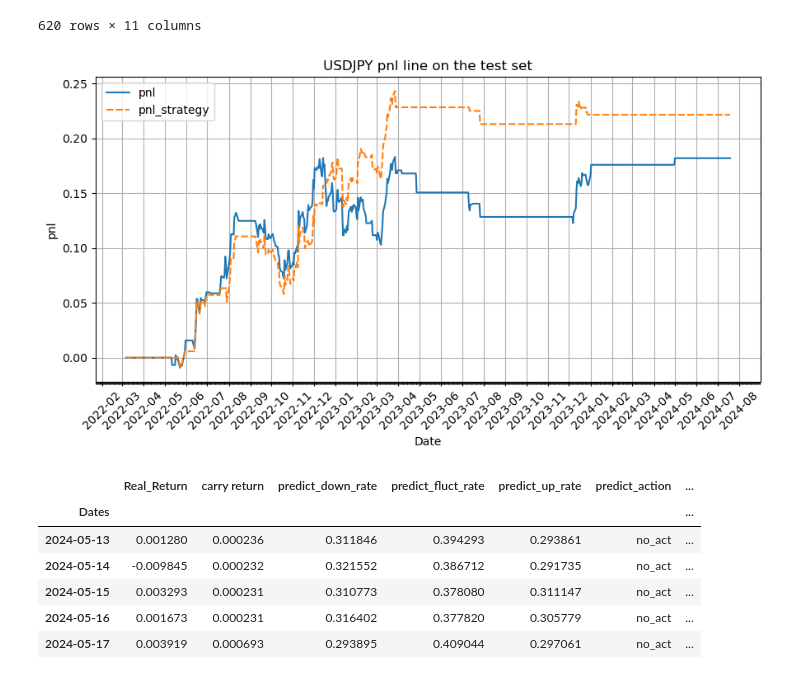
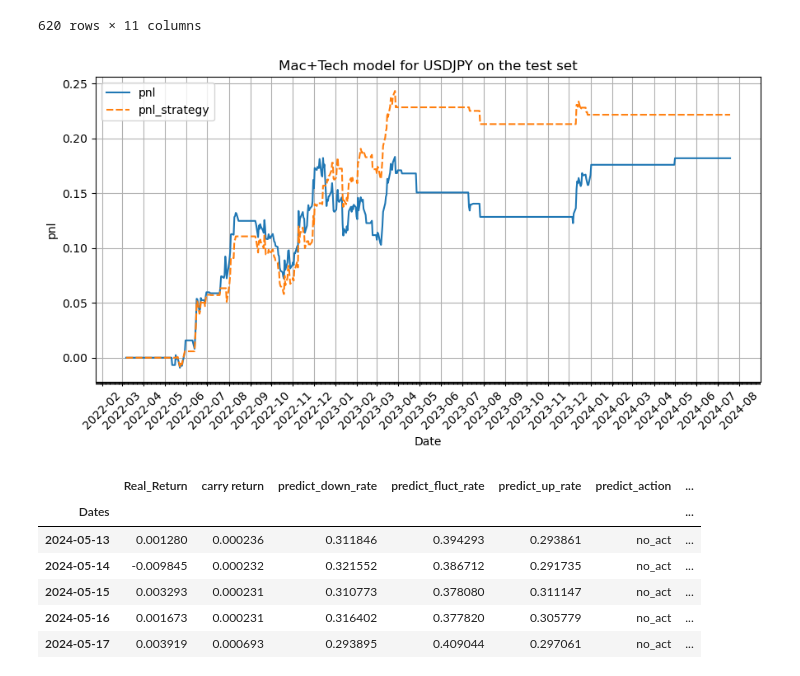
Before and after one commit to MeltonYu/EURUSD-LSTM-prediction, a Jupyter notebook: USDJPY_performance_Mix.ipynb, the cells around one changed output. Drawn from its saved outputs; the diff is of its cells as text; code cells hidden in the pictures.

```diff
--- a/USDJPY_performance_Mix.ipynb
+++ b/USDJPY_performance_Mix.ipynb
@@ -369,35 +369,35 @@ import matplotlib.pyplot as plt
 import matplotlib.dates as mdates
 
 
 # Plot the DataFrame
 plt.figure(figsize=(9, 5))  # Set the figure size
 sns.lineplot(data=df_test_result[["pnl","pnl_strategy"]])
 
 # Set major ticks format
 plt.gca().xaxis.set_major_locator(mdates.MonthLocator(interval=1))  # Set major ticks to every month
 
 
 # Optionally, set minor ticks format
 plt.gca().xaxis.set_minor_locator(mdates.DayLocator(interval=1))  # Set minor ticks to every day
 
 # Rotate x-axis labels for better readability
 plt.xticks(rotation=45)
 
 # Add labels and title
 plt.xlabel('Date')
 plt.ylabel('pnl')
-plt.title('USDJPY pnl line on the test set')
+plt.title('Mac+Tech model for USDJPY on the test set')
 
 # Show grid
 plt.grid(True)
 
 # Adjust layout to fit everything
 plt.tight_layout()
 
 # Show the plot
 plt.show()
 # %% [output]
-[figure, old version]
+[figure, new version]
 # %%
 df_test_result.iloc[-50:,:]
 # %% [output]
```
Also changed, not shown: 2 other files.
